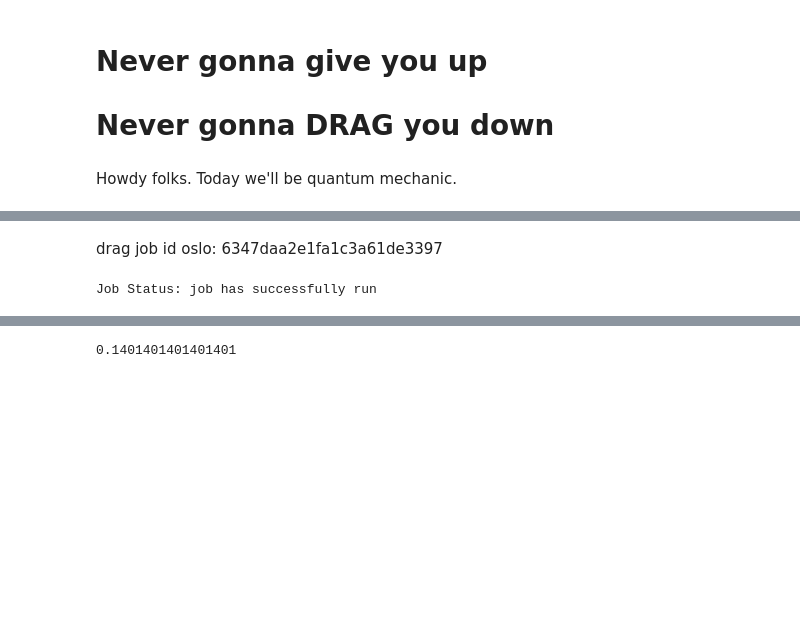
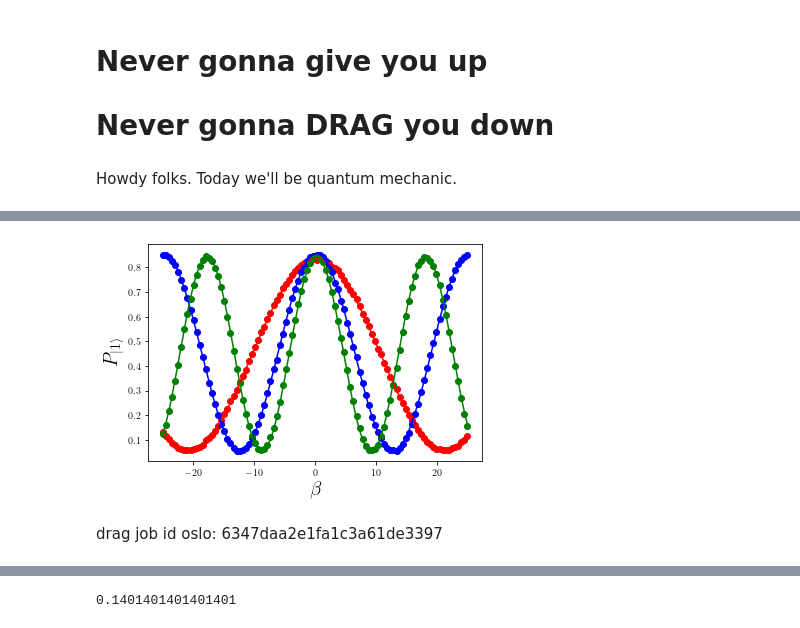
Before and after one commit to spham1611/PulsatingPulseLab, a Jupyter notebook: Pulses/DRAG N-site/Oslo/DRAG.ipynb, the cells around one changed output, grey strips where cells are left out. Saved outputs shown, nothing was run; the diff lists cells and outputs as text; code cells hidden in the pictures; blank space fills up the shorter version.

```diff
--- a/Pulses/DRAG N-site/Oslo/DRAG.ipynb
+++ b/Pulses/DRAG N-site/Oslo/DRAG.ipynb
@@ -109,0 +220,19 @@ print(drag_job.job_id())
+# %%
+from scipy.optimize import curve_fit
+
+
+def fit_function(x_values, y_values, function, init_params):
+    fitparams, conv = curve_fit(function, x_values, y_values, init_params)
+    y_fit = function(x_values, *fitparams)
+
+    return fitparams, y_fit
+
+
+def sinusoid(x, A, B, drive_period, phi):
+    return A * np.cos(2 * np.pi * x / drive_period - phi) + B
+# %%
+params = []
+periods = [40, 20, 20, 20, 15]
+for i in range(5):
+    param = curve_fit(sinusoid, drive_betas, [exp[1] for exp in population[i]], [1, 0.5, periods[i], 0])[0]
+    params.append(param)
@@ -110,8 +243,14 @@ print(drag_job.job_id())
+# %%
+x_val = np.linspace(-25, 25, 1000)
+for i in range(3):
+    plt.scatter(drive_betas, [exp[1] for exp in population[i]], marker='o', linestyle='-', color= colors[i])
+    plt.xlabel('$\\beta$', fontsize = 20)
+    plt.ylabel('$P_{|1\\rangle}$', fontsize = 20)
+    plt.plot(x_val, [sinusoid(x, *params[i]) for x in x_val], color=colors[i])
+# plt.legend([f'$n = {2*i + 3}$' for i in range(5)], fontsize = 10)
+# %% [output]
+[figure, added]
 # %% [markdown]
 drag job id oslo: 6347daa2e1fa1c3a61de3397
-# %%
-job_monitor(drag_job)
-# %% [output]
-Job Status: job has successfully run
 # %%
 drag_job = backend.retrieve_job('6347daa2e1fa1c3a61de3397')
```
Also changed, not shown: parts of 26 cells of this notebook, 27 other files.
